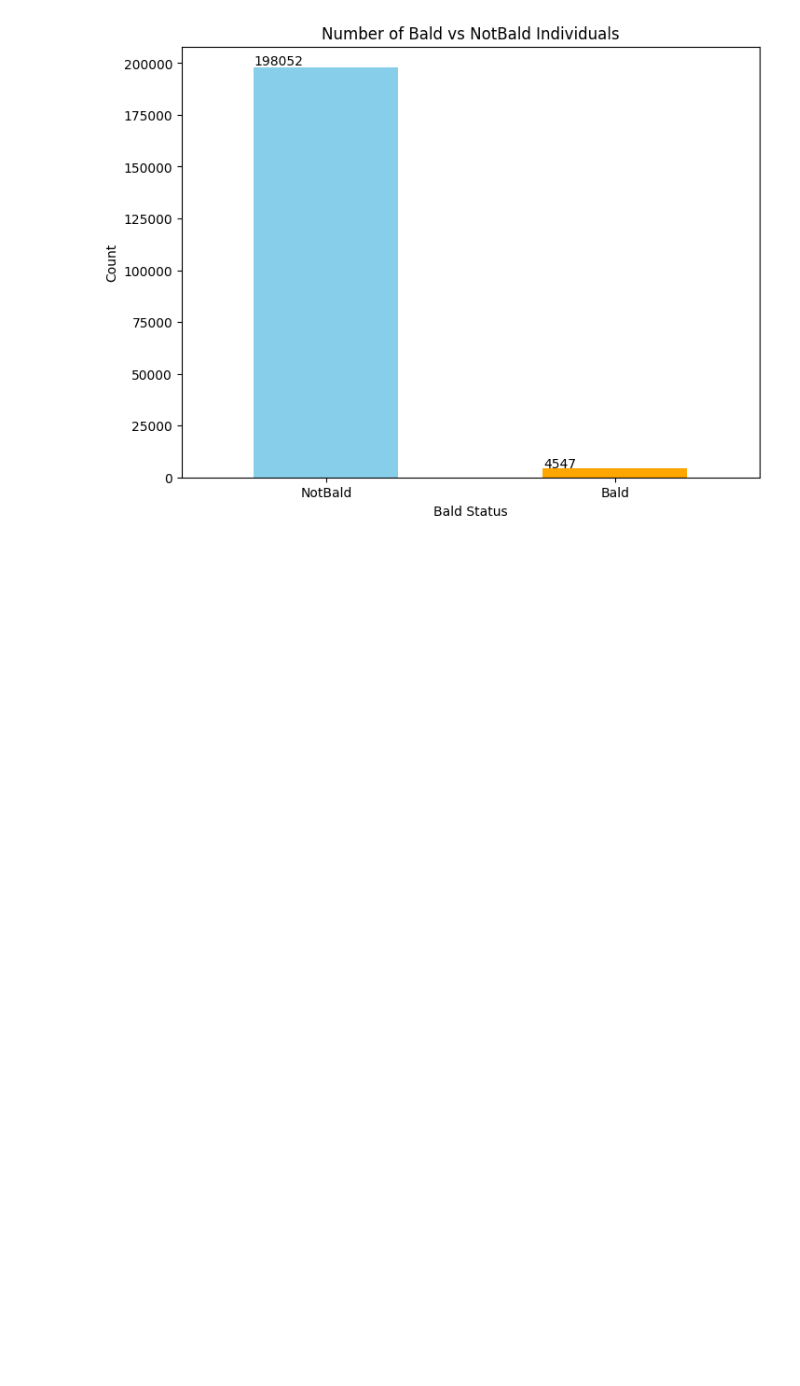
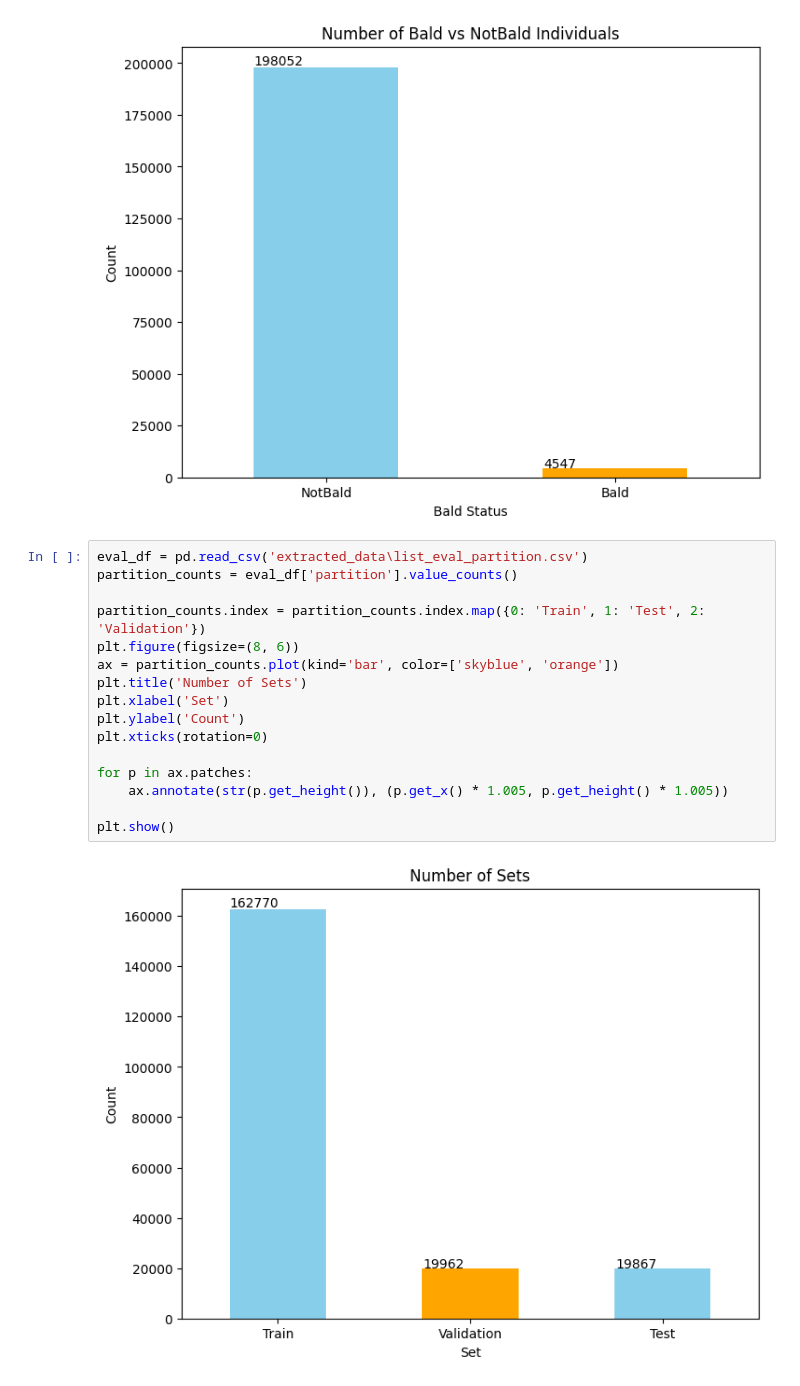
Before and after one commit to jakub1090cn/BaldOrNot, a Jupyter notebook: notebooks/exploratory_data_analysys.ipynb, the cells around one changed output. Cells and saved outputs as stored; diff of their text form; blank space fills up the shorter version.

Commit message:
eda: Plot sizes of datasets

```diff
--- a/notebooks/exploratory_data_analysys.ipynb
+++ b/notebooks/exploratory_data_analysys.ipynb
@@ -47,3 +47,21 @@ for p in ax.patches:
 plt.show()
 # %% [output]
 [figure]
+# %%
+eval_df = pd.read_csv('extracted_data\list_eval_partition.csv')
+partition_counts = eval_df['partition'].value_counts()
+
+partition_counts.index = partition_counts.index.map({0: 'Train', 1: 'Test', 2: 'Validation'})
+plt.figure(figsize=(8, 6))
+ax = partition_counts.plot(kind='bar', color=['skyblue', 'orange'])
+plt.title('Number of Sets')
+plt.xlabel('Set')
+plt.ylabel('Count')
+plt.xticks(rotation=0)
+
+for p in ax.patches:
+    ax.annotate(str(p.get_height()), (p.get_x() * 1.005, p.get_height() * 1.005))
+
+plt.show()
+# %% [output]
+[figure, added]
```
